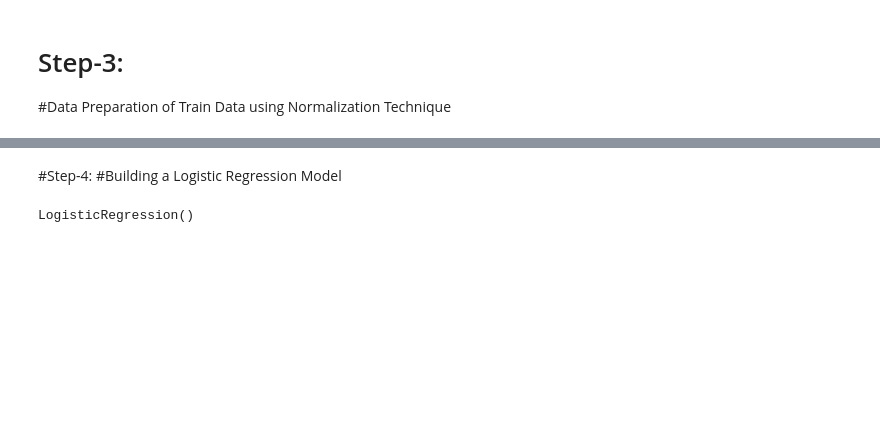
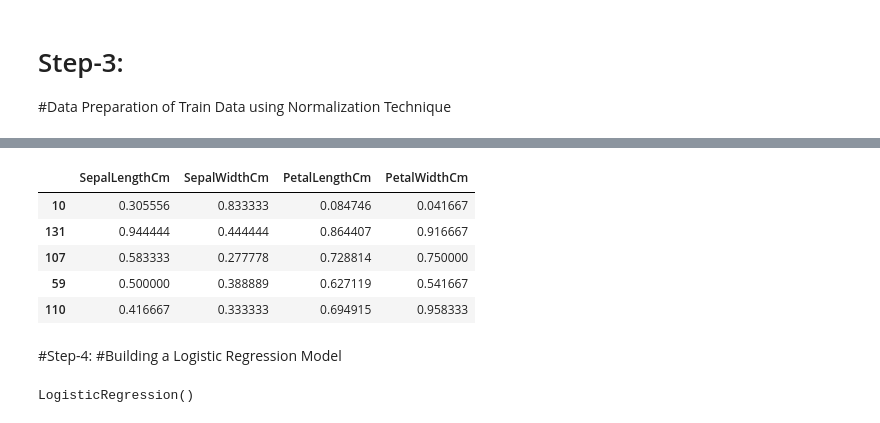
Before and after one commit to GadeMounika8/ML_model_building_on_datasets, a Jupyter notebook: Model_Building_on_Iris_Dataset.ipynb, the cells around one changed output, grey strips where cells are left out. Cells and saved outputs as stored; diff of their text form; code cells hidden in the pictures; blank space fills up the shorter version.

```diff
--- a/Model_Building_on_Iris_Dataset.ipynb
+++ b/Model_Building_on_Iris_Dataset.ipynb
@@ -128,7 +146,7 @@ metrics.accuracy_score(y_test, y_Test_Prediction)
 from sklearn.preprocessing import MinMaxScaler
 MinMaxScaler_object = MinMaxScaler()
 # %%
-X_train_transformed = MinMaxScaler_object.fit_transform(X_train)
+X_train_transformed = pd.DataFrame(MinMaxScaler_object.fit_transform(X_train), columns = X_train.columns, index = X_train.index)
 # %%
 print(X_train_transformed.shape)
 # %% [output]
@@ -136,3 +154,12 @@ print(X_train_transformed.shape)
+# %%
+X_train_transformed.head()
+# %% [output]
+|  | SepalLengthCm | SepalWidthCm | PetalLengthCm | PetalWidthCm |
+| 10 | 0.305556 | 0.833333 | 0.084746 | 0.041667 |
+| 131 | 0.944444 | 0.444444 | 0.864407 | 0.916667 |
+| 107 | 0.583333 | 0.277778 | 0.728814 | 0.750000 |
+| 59 | 0.500000 | 0.388889 | 0.627119 | 0.541667 |
+| 110 | 0.416667 | 0.333333 | 0.694915 | 0.958333 |
 # %% [markdown]
 #Step-4:
 #Building a Logistic Regression Model
```
Also changed, not shown: parts of 28 cells of this notebook.
